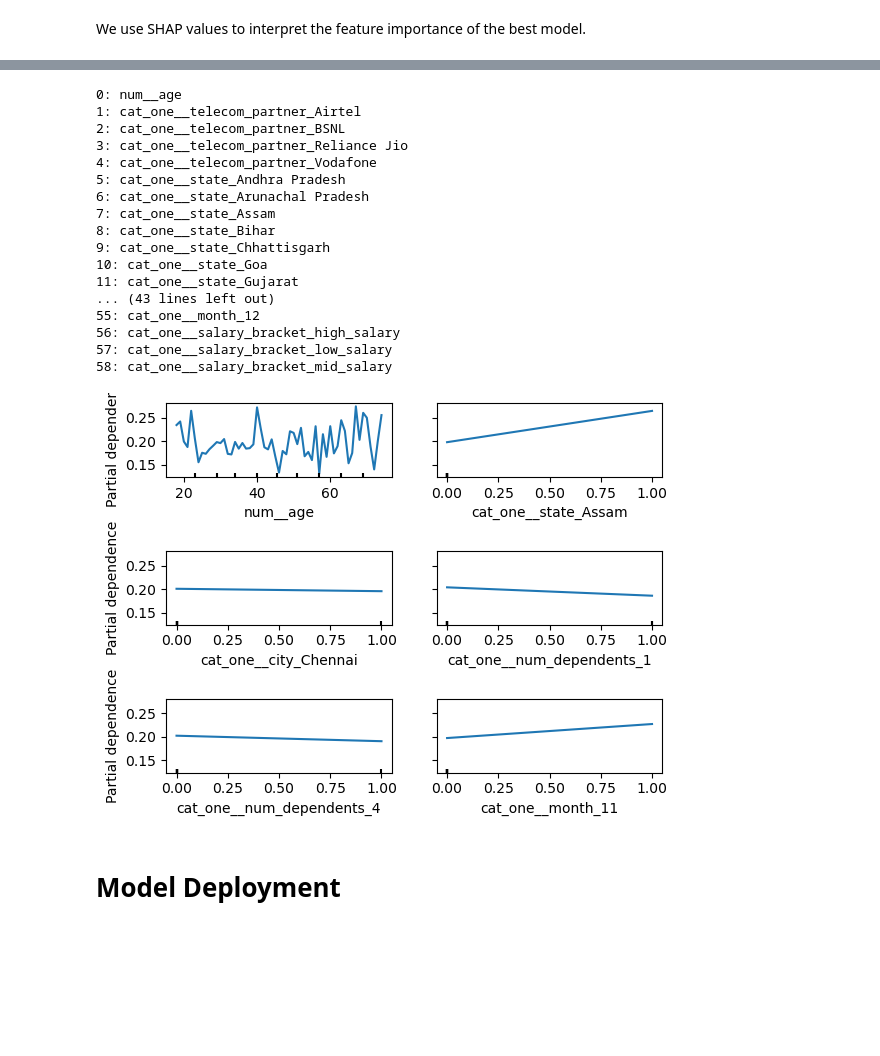
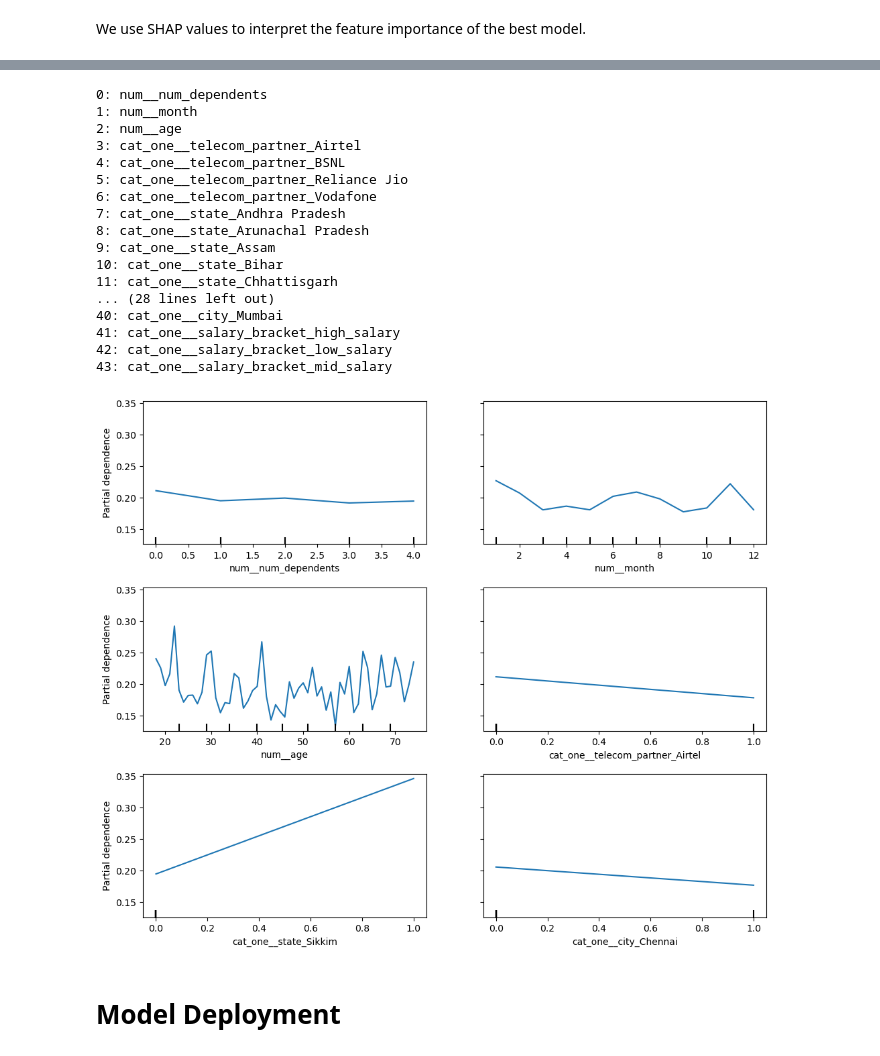
Before and after one commit to LucasHoffSchmidt/Data_Science_Customer_Churn_Prediction, a Jupyter notebook: customer_churn_prediction.ipynb, the cells around one changed output, grey strips where cells are left out. Drawn from its saved outputs; the diff is of its cells as text; code cells hidden in the pictures; blank space fills up the shorter version.

```diff
--- a/customer_churn_prediction.ipynb
+++ b/customer_churn_prediction.ipynb
@@ -439,12 +448,10 @@ from imblearn.pipeline import Pipeline as ImbPipeline
 from imblearn.over_sampling import SMOTE
 
 # Choosing features to include, based on iterative model performance
-chosen_parameters = ["telecom_partner", "state", "city", "num_dependents", "month", "age", "salary_bracket"]
-categorical_parameters = ["telecom_partner", "state", "city", "num_dependents", "month", "salary_bracket"]
-numerical_parameters = ["age"]
+chosen_features = ["telecom_partner", "state", "city", "num_dependents", "month", "age", "salary_bracket"]
 
 # Splitting the data into training and test data
-X = churn_clean_df[chosen_parameters]
+X = churn_clean_df.drop(["churn"], axis=1)
 y = churn_clean_df["churn"]
 
 X_train, X_test, y_train, y_test = train_test_split(X, y, test_size=0.2, random_state=42, stratify=y)
@@ -455,7 +462,7 @@ class_weight_ratio = len(y_train[y_train == 0]) / len(y_train[y_train == 1])
 # Transforming categorical features to numerical features for universal machine learning model compatibility
 preprocessor = ColumnTransformer(
     transformers=[
-        ("num", "passthrough", numerical_parameters),
-        ("cat_one", OneHotEncoder(sparse_output=False, handle_unknown="ignore"), categorical_parameters)
+        ("num", "passthrough", X[chosen_features].select_dtypes(include="number").columns),
+        ("cat_one", OneHotEncoder(sparse_output=False, handle_unknown="ignore"), X[chosen_features].select_dtypes(include=["object", "category"]).columns)
     ]
 )
@@ -592,28 +585,20 @@ Classification report for XGBoost:
 weighted avg       0.69      0.71      0.70      2000
 # %%
-# Variables for the best model
+# Evaluation metrics for the best model
 best_recall = 0
 best_accuracy = 0
 best_f1_score = 0
-best_model = None
-
-# Stores the recalls, accuracies and f1-scores of all models
-model_recalls = {}
-model_accuracies = {}
-model_f1_scores = {}
 
 for model_name, model in best_models.items():
-    # Gets the model's recall, accuracy and f1_score
+    # Gets the model's evaluation metrics
     y_pred = model.predict(X_test)
     report = classification_report(y_test, y_pred, output_dict=True)
     recall = report["1"]["recall"]
     f1_score = report["1"]["f1-score"]
     accuracy = accuracy_score(y_test, y_pred)
 
-    # Stores the model's recall, accuracy and f1-score
-    model_recalls[model_name] = recall
-    model_accuracies[model_name] = accuracy
-    model_f1_scores[model_name] = f1_score
+    # Prints the model's evaluation metrics
+    print(f"{model_name}: Recall: {recall:.4f}, f1_score {f1_score:.4f} and accuracy: {accuracy:.4f}")
 
     # Updates the best model if conditions are met
     if f1_score > best_f1_score and accuracy > 0.7:
@@ -624,10 +609,6 @@ for model_name, model in best_models.items():
         best_model = model.named_steps["classifier"]
         best_preprocessor = model.named_steps["preprocessor"]
 
-# Displays recalls, accuracies and f1_scores of all models
-for (model_name, recall), (_, accuracy), (_, f1_score) in zip(model_recalls.items(), model_accuracies.items(), model_f1_scores.items()):
-    print(f"{model_name}: Recall: {recall:.4f}, f1_score {f1_score:.4f} and accuracy: {accuracy:.4f}")
-
 # Displays the best model
 print(f"The best model is: {best_model_name} with recall: {best_recall:.4f}, f1_score: {best_f1_score:.4f} and accuracy: {best_accuracy:.4f}")
 # %% [output]
@@ -797,42 +778,45 @@ for feature in feature_names:
     print(f"{i}: {feature}")
     i += 1
 # %% [output]
-0: num__age
-1: cat_one__telecom_partner_Airtel
-2: cat_one__telecom_partner_BSNL
-3: cat_one__telecom_partner_Reliance Jio
-4: cat_one__telecom_partner_Vodafone
-5: cat_one__state_Andhra Pradesh
-6: cat_one__state_Arunachal Pradesh
-7: cat_one__state_Assam
-8: cat_one__state_Bihar
-9: cat_one__state_Chhattisgarh
-10: cat_one__state_Goa
-11: cat_one__state_Gujarat
-... (43 lines left out)
-55: cat_one__month_12
-56: cat_one__salary_bracket_high_salary
-57: cat_one__salary_bracket_low_salary
-58: cat_one__salary_bracket_mid_salary
+0: num__num_dependents
+1: num__month
+2: num__age
+3: cat_one__telecom_partner_Airtel
+4: cat_one__telecom_partner_BSNL
+5: cat_one__telecom_partner_Reliance Jio
+6: cat_one__telecom_partner_Vodafone
+7: cat_one__state_Andhra Pradesh
+8: cat_one__state_Arunachal Pradesh
+9: cat_one__state_Assam
+10: cat_one__state_Bihar
+11: cat_one__state_Chhattisgarh
+... (28 lines left out)
+40: cat_one__city_Mumbai
+41: cat_one__salary_bracket_high_salary
+42: cat_one__salary_bracket_low_salary
+43: cat_one__salary_bracket_mid_salary
 # %%
 # Creates the partial dependence plots for specified features
 from sklearn.inspection import PartialDependenceDisplay
 
-feature_list = [0, 7, 34, 40, 43, 54]
+feature_list = [0, 1, 2, 3, 28, 36]
+
+fig, ax = plt.subplots(figsize=(12, 10))
 
 disp = PartialDependenceDisplay.from_estimator(
     best_model,
     X_train_transformed,
     features=feature_list,
     feature_names = feature_names,
-    n_cols=2
+    n_cols=2,
+    ax=ax
 )
 
 # Increases the vertical space between the plots
-plt.subplots_adjust(hspace=1)
+plt.subplots_adjust(hspace=0.3)
 plt.show()
 # %% [output]
-[figure, old version]
+[figure, new version]
 # %% [markdown]
 # Model Deployment
 # %% [markdown]
```
Also changed, not shown: parts of 22 cells of this notebook, 6 other files.
